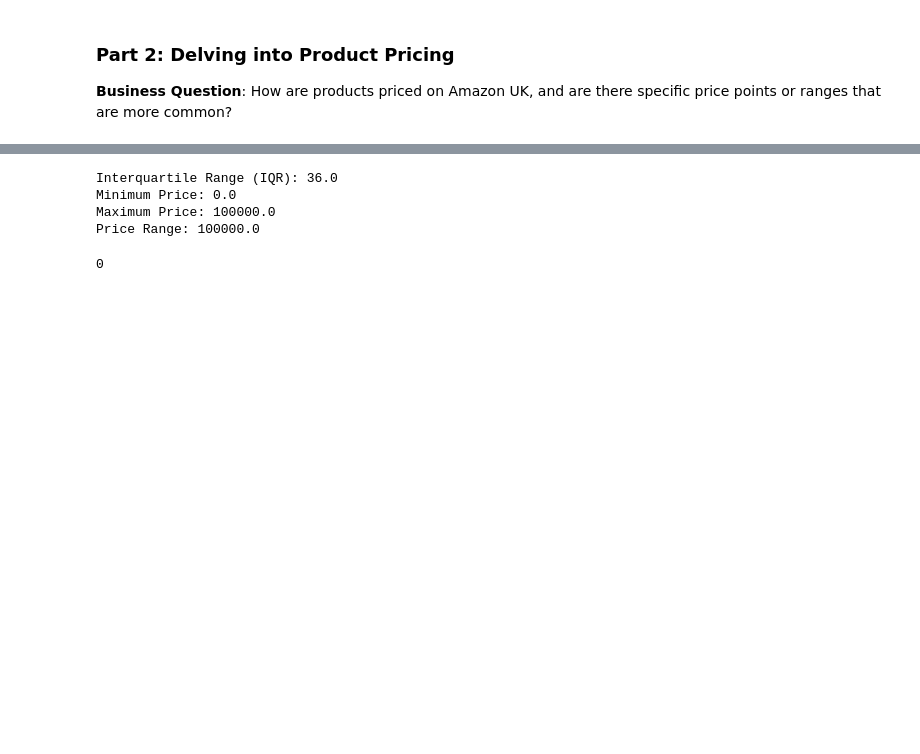
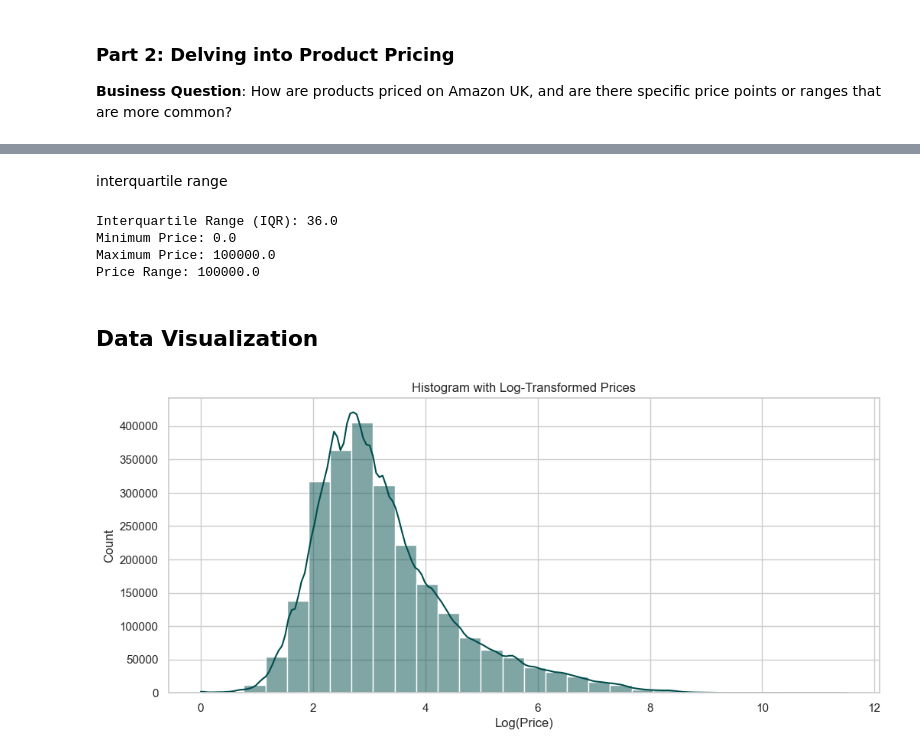
Before and after one commit to MarcelaCAE/lab-eda-univariate, a Jupyter notebook: Univariate_lab.ipynb, the cells around one changed output, grey strips where cells are left out. Saved outputs shown, nothing was run; the diff lists cells and outputs as text; code cells hidden in the pictures; blank space fills up the shorter version.

```diff
--- a/Univariate_lab.ipynb
+++ b/Univariate_lab.ipynb
@@ -203,3 +192,5 @@ round(df['price'].std())
+# %% [markdown]
+interquartile range
 # %%
 Q1 = df['price'].quantile(0.25)
 Q3 = df['price'].quantile(0.75)
@@ -223,9 +211,3 @@ Interquartile Range (IQR): 36.0
 Minimum Price: 0.0
 Maximum Price: 100000.0
 Price Range: 100000.0
-# %%
-# Verifique os valores únicos e a distribuição dos dados
-
-print(df['price'].isna().sum())  # Número de valores nulos
-# %% [output]
-0
@@ -237,0 +214,16 @@ plt.show()
+# %% [markdown]
+## Data Visualization
+# %%
+import numpy as np
+
+
+df['log_price'] = np.log1p(df['price'])
+
+
+plt.figure(figsize=(12, 5))
+sns.histplot(df['log_price'], kde=True, color='#004c4c', bins=30)
+plt.title('Histogram with Log-Transformed Prices')
+plt.xlabel('Log(Price)')
+plt.show()
+# %% [output]
+[figure, added]
```
Also changed, not shown: parts of 33 cells of this notebook.
